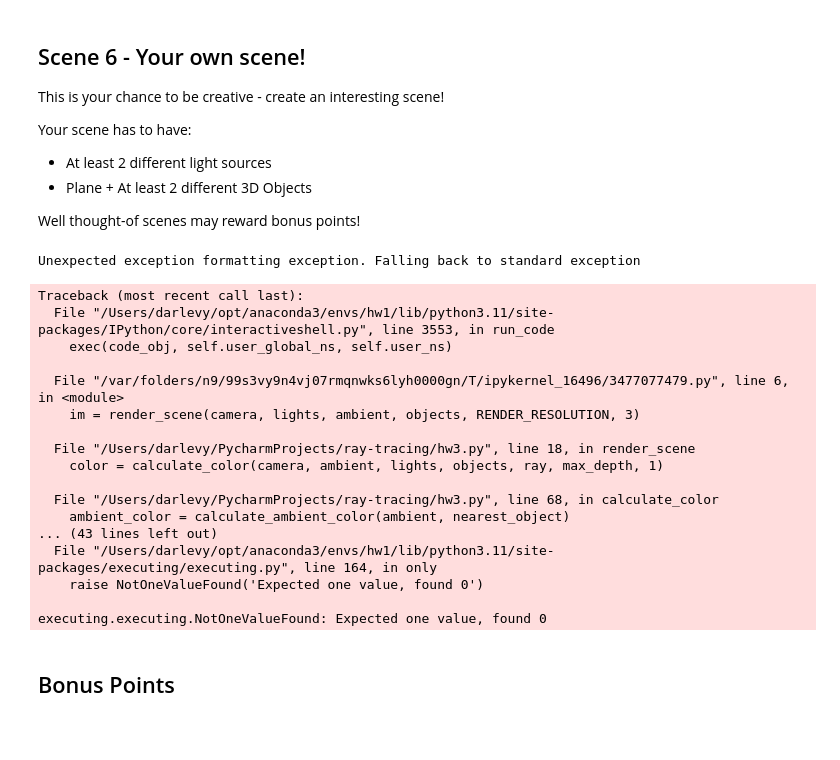
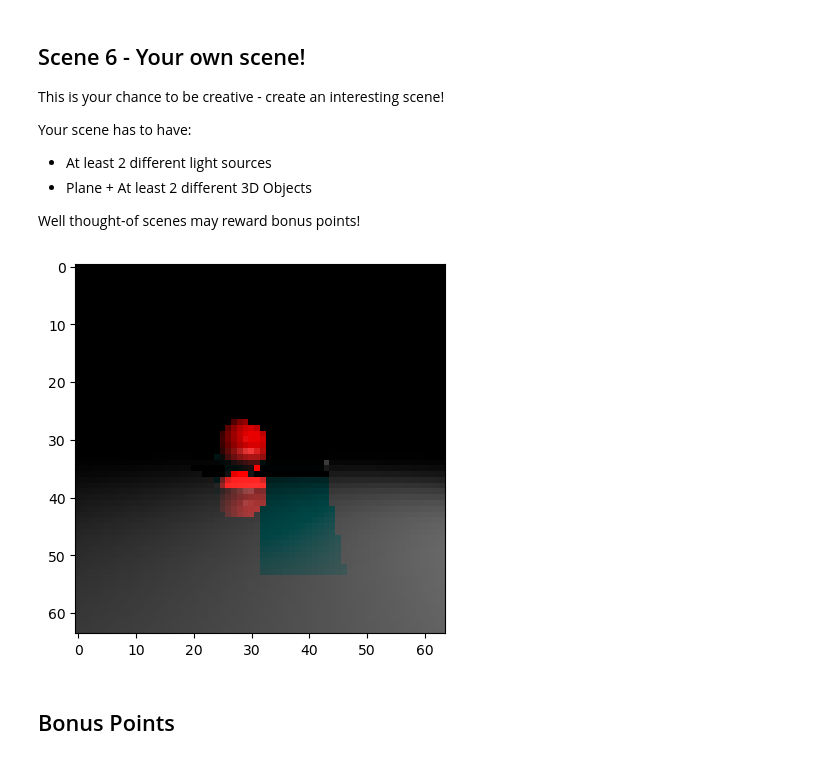
Before and after one commit to dar-levy/ray-tracing, a Jupyter notebook: Ray Tracing Assignment.ipynb, the cells around one changed output. Cells and saved outputs as stored; diff of their text form; code cells hidden in the pictures; blank space fills up the shorter version.

Commit message:
Implement your_own_scene

```diff
--- a/Ray Tracing Assignment.ipynb
+++ b/Ray Tracing Assignment.ipynb
@@ -251,31 +251,14 @@ Well thought-of scenes may reward bonus points!
 # %%
 from hw3 import *
 
 ambient = np.array([0,0,0])
 camera, lights, objects = your_own_scene()
 
-im = render_scene(camera, lights, ambient, objects, RENDER_RESOLUTION, 3)
+im = render_scene(camera, ambient, lights, objects, RENDER_RESOLUTION, 3)
 plt.imshow(im)
 plt.imsave('scene6.png', im)
 # %% [output]
-Unexpected exception formatting exception. Falling back to standard exception
-Traceback (most recent call last):
-  File "/Users/darlevy/opt/anaconda3/envs/hw1/lib/python3.11/site-packages/IPython/core/interactiveshell.py", line 3553, in run_code
-    exec(code_obj, self.user_global_ns, self.user_ns)
-
-  File "/var/folders/n9/99s3vy9n4vj07rmqnwks6lyh0000gn/T/ipykernel_16496/3477077479.py", line 6, in <module>
-    im = render_scene(camera, lights, ambient, objects, RENDER_RESOLUTION, 3)
-
-  File "/Users/darlevy/PycharmProjects/ray-tracing/hw3.py", line 18, in render_scene
-    color = calculate_color(camera, ambient, lights, objects, ray, max_depth, 1)
-
-  File "/Users/darlevy/PycharmProjects/ray-tracing/hw3.py", line 68, in calculate_color
-    ambient_color = calculate_ambient_color(ambient, nearest_object)
-... (43 lines left out)
-  File "/Users/darlevy/opt/anaconda3/envs/hw1/lib/python3.11/site-packages/executing/executing.py", line 164, in only
-    raise NotOneValueFound('Expected one value, found 0')
-
-executing.executing.NotOneValueFound: Expected one value, found 0
+[figure, added]
 # %% [markdown]
 ## Bonus Points
 # %% [markdown]
```
Also changed, not shown: 2 other files.
